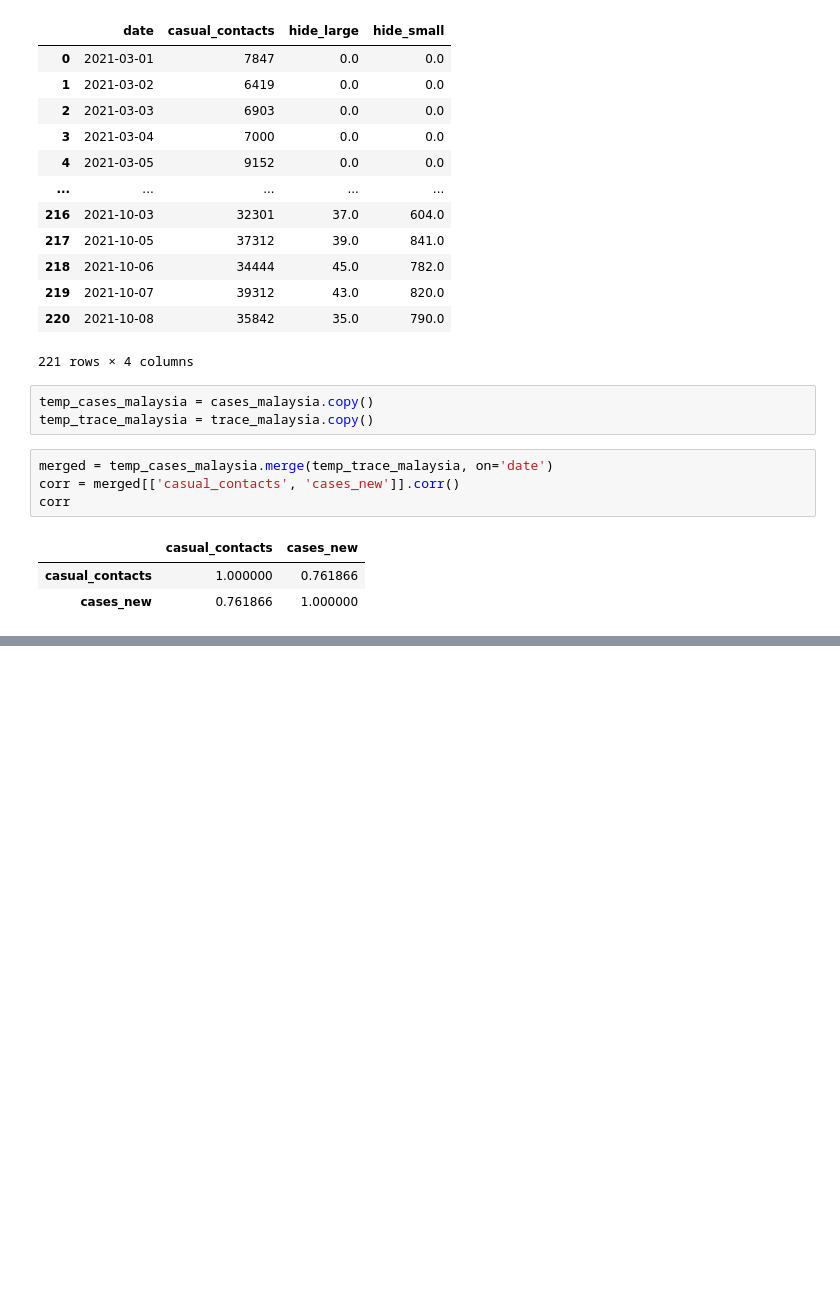
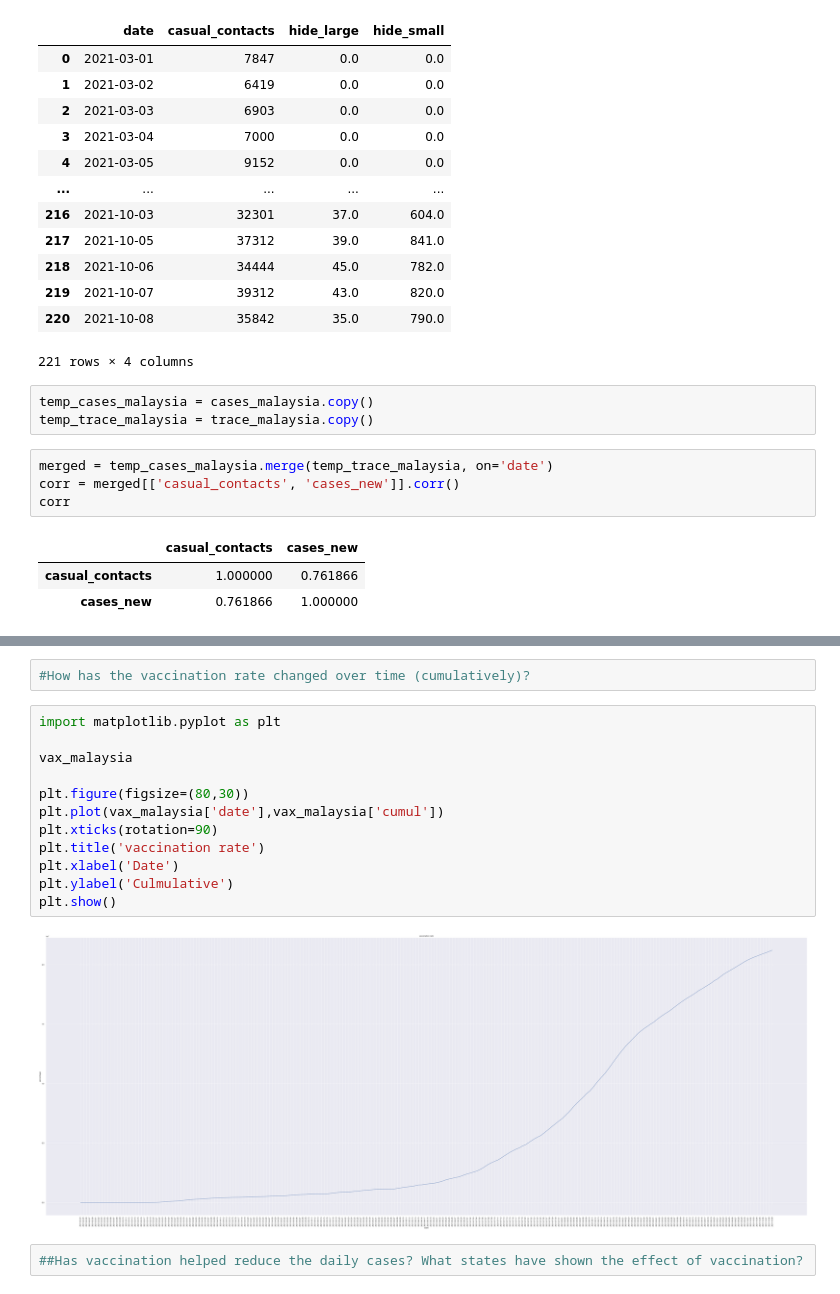
Before and after one commit to sidharrth2002/covid-streamlit-2, a Jupyter notebook: exploration.ipynb, the cells around one changed output, grey strips where cells are left out. Saved outputs shown, nothing was run; the diff lists cells and outputs as text; blank space fills up the shorter version.

```diff
--- a/exploration.ipynb
+++ b/exploration.ipynb
@@ -1895,0 +1913,18 @@ sns.heatmap(corr, annot=True,cmap='Blues')
+# %%
+#How has the vaccination rate changed over time (cumulatively)?
+# %%
+import matplotlib.pyplot as plt
+
+vax_malaysia
+
+plt.figure(figsize=(80,30))
+plt.plot(vax_malaysia['date'],vax_malaysia['cumul'])
+plt.xticks(rotation=90)
+plt.title('vaccination rate')
+plt.xlabel('Date')
+plt.ylabel('Culmulative')
+plt.show()
+# %% [output]
+[figure, added]
+# %%
+##Has vaccination helped reduce the daily cases? What states have shown the effect of vaccination?
```
Also changed, not shown: parts of 18 cells of this notebook.
